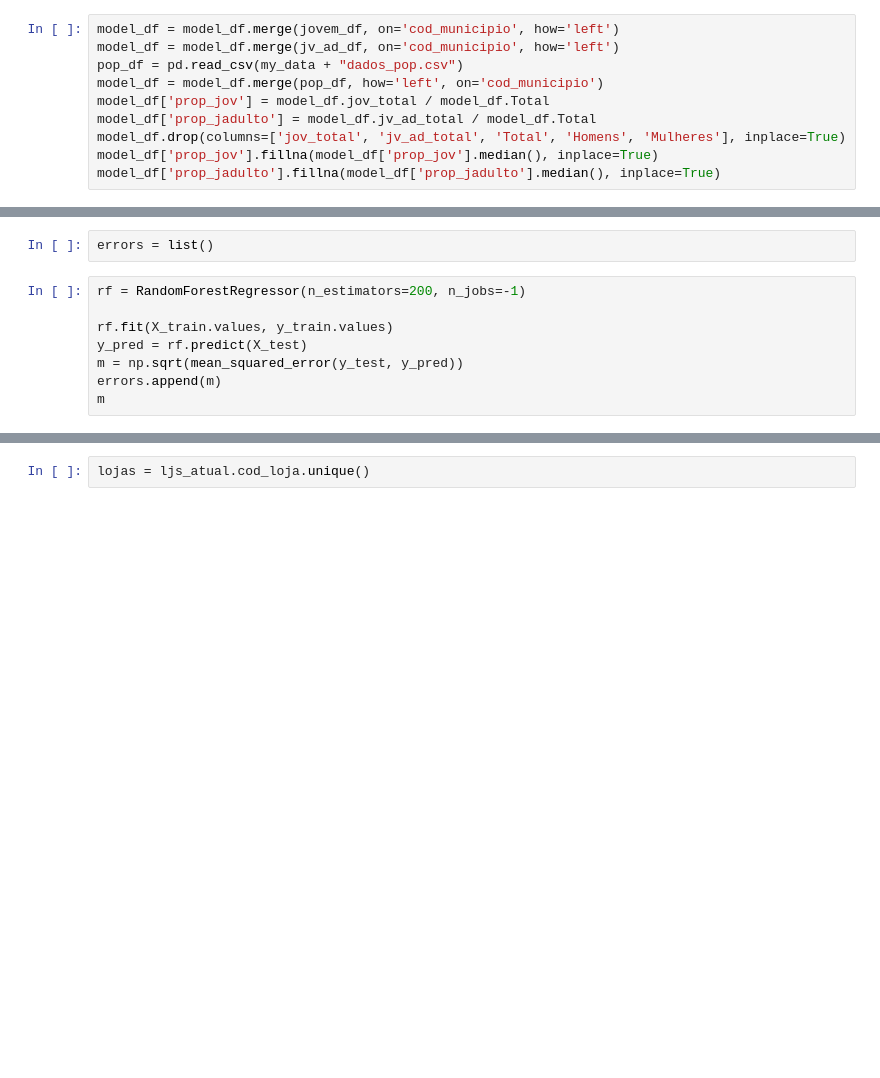
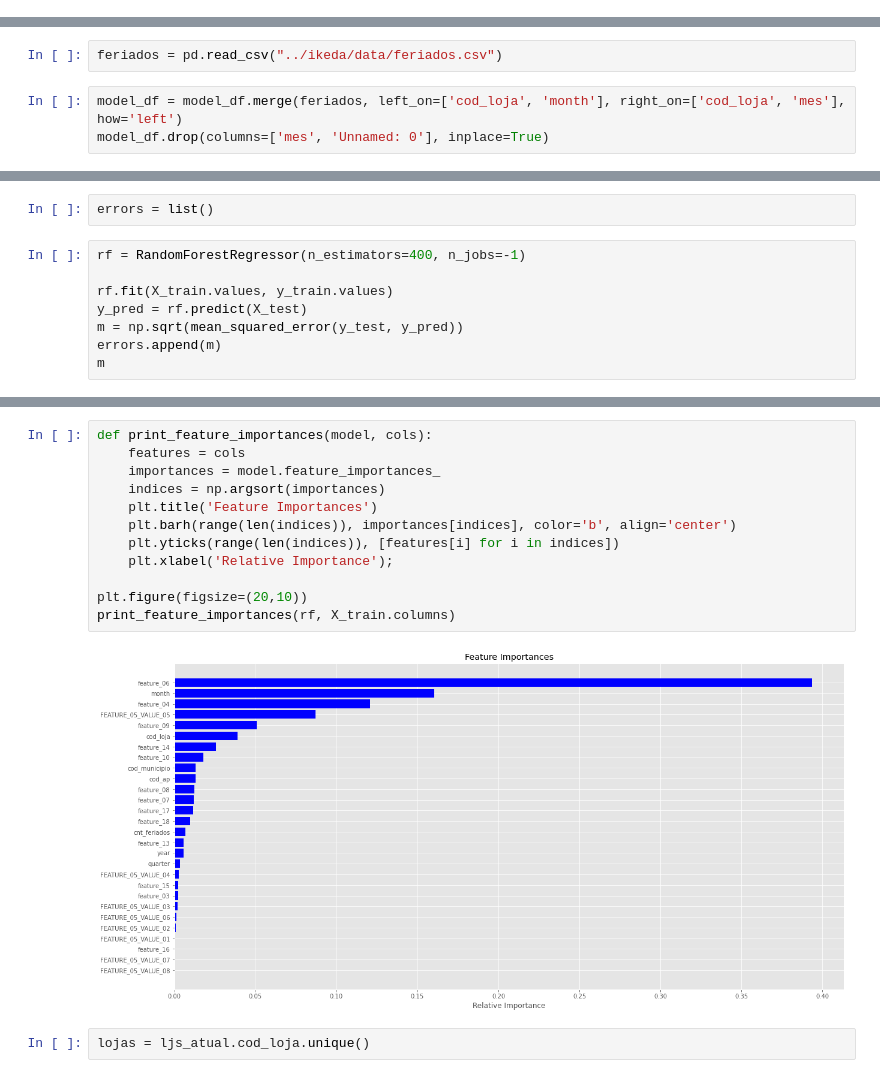
Before and after one commit to BeeData-USP/usp-vs-ufmg, a Jupyter notebook: ikeda/models.ipynb, the cells around one changed output, grey strips where cells are left out. Cells and saved outputs as stored; diff of their text form; blank space fills up the shorter version.

Commit message:
varias atualizacoes, add mais dos feriados

```diff
--- a/ikeda/models.ipynb
+++ b/ikeda/models.ipynb
@@ -175,13 +159,3 @@ del(k4_df)
-# %%
-model_df = model_df.merge(jovem_df, on='cod_municipio', how='left')
-model_df = model_df.merge(jv_ad_df, on='cod_municipio', how='left')
-pop_df = pd.read_csv(my_data + "dados_pop.csv")
-model_df = model_df.merge(pop_df, how='left', on='cod_municipio')
-model_df['prop_jov'] = model_df.jov_total / model_df.Total
-model_df['prop_jadulto'] = model_df.jv_ad_total / model_df.Total
-model_df.drop(columns=['jov_total', 'jv_ad_total', 'Total', 'Homens', 'Mulheres'], inplace=True)
-model_df['prop_jov'].fillna(model_df['prop_jov'].median(), inplace=True)
-model_df['prop_jadulto'].fillna(model_df['prop_jadulto'].median(), inplace=True)
 # %%
 str_cols = list()
 for col in model_df.columns.values.tolist():
@@ -208,3 +170,8 @@ str_cols
+# %%
+feriados = pd.read_csv("../ikeda/data/feriados.csv")
+# %%
+model_df = model_df.merge(feriados, left_on=['cod_loja', 'month'], right_on=['cod_loja', 'mes'], how='left')
+model_df.drop(columns=['mes', 'Unnamed: 0'], inplace=True)
 # %%
 train = model_df[~model_df["datetime"].isin([date(2017,10,1), date(2017,11,1), date(2017,12,1)])]
 test = model_df[model_df["datetime"].isin([date(2017,10,1), date(2017,11,1), date(2017,12,1)])]
@@ -228,7 +202,7 @@ Index(['cod_loja', 'cod_ap', 'cod_municipio', 'feature_03', 'feature_04',
 # %%
 errors = list()
 # %%
-rf = RandomForestRegressor(n_estimators=200, n_jobs=-1)
+rf = RandomForestRegressor(n_estimators=400, n_jobs=-1)
 
 rf.fit(X_train.values, y_train.values)
 y_pred = rf.predict(X_test)
@@ -240,3 +225,17 @@ m
+# %%
+def print_feature_importances(model, cols):
+    features = cols
+    importances = model.feature_importances_
+    indices = np.argsort(importances)
+    plt.title('Feature Importances')
+    plt.barh(range(len(indices)), importances[indices], color='b', align='center')
+    plt.yticks(range(len(indices)), [features[i] for i in indices])
+    plt.xlabel('Relative Importance');
+
+plt.figure(figsize=(20,10))
+print_feature_importances(rf, X_train.columns)
+# %% [output]
+[figure, added]
 # %%
 lojas = ljs_atual.cod_loja.unique()
 # %%
```
Also changed, not shown: parts of 25 cells of this notebook, 4 other files.
